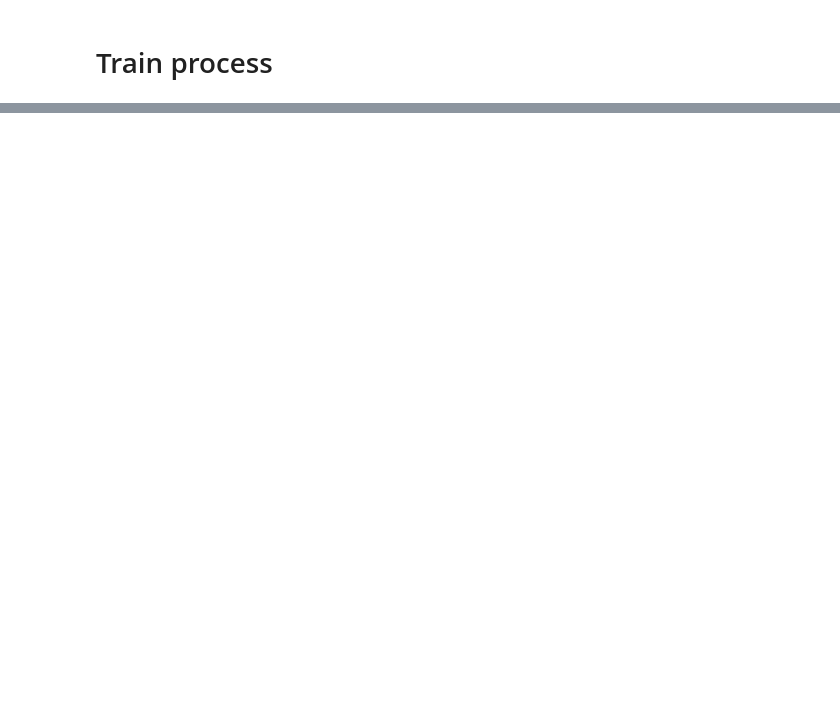
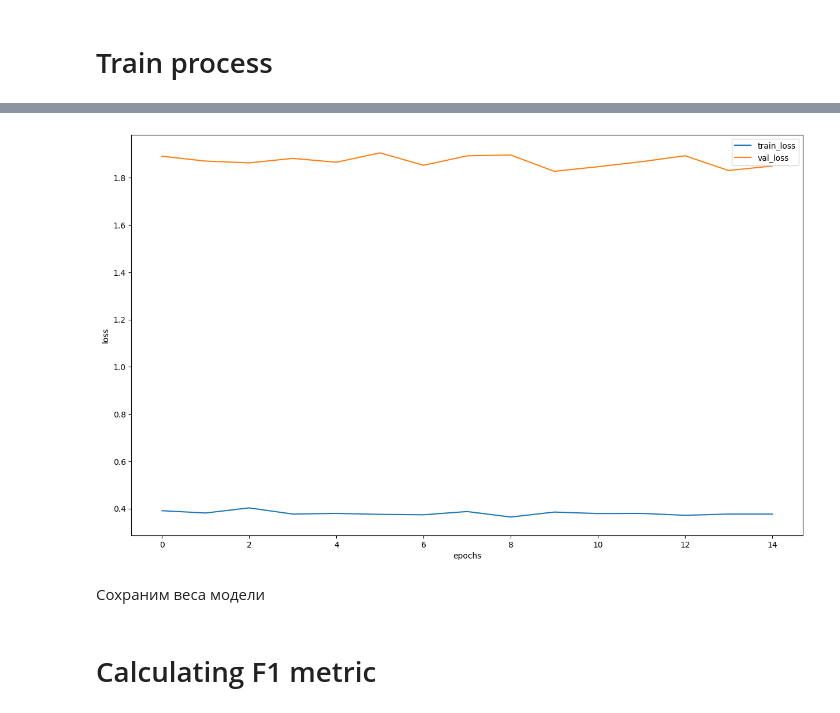
Before and after one commit to dm1trysh/Simpsons_classification, a Jupyter notebook: simpsons_classification_problem.ipynb, the cells around one changed output, grey strips where cells are left out. Cells and saved outputs as stored; diff of their text form; code cells hidden in the pictures; blank space fills up the shorter version.

```diff
--- a/simpsons_classification_problem.ipynb
+++ b/simpsons_classification_problem.ipynb
@@ -194,0 +331,2 @@ criterion = nn.CrossEntropyLoss()
+# %%
+model_vgg19 = model_vgg19.to(DEVICE)
@@ -194,0 +335,2 @@ criterion = nn.CrossEntropyLoss()
+# %%
+model_resnet18 = models.resnet18(pretrained=True)
@@ -194,0 +363,14 @@ criterion = nn.CrossEntropyLoss()
+# %%
+input_features = model_resnet18.fc.in_features
+model_resnet18.fc = nn.Linear(in_features=input_features, out_features=n_classes)
+
+opt = torch.optim.Adam(params=[
+    {"params": model_resnet18.fc.parameters()},
+    {"params": model_resnet18.layer1.parameters(), "lr": 1e-5,},
+    {"params": model_resnet18.layer2.parameters(), "lr": 1e-5,},
+    {"params": model_resnet18.layer3.parameters(), "lr": 1e-5,},
+    {"params": model_resnet18.layer4.parameters(), "lr": 1e-5,}
+], lr=1e-4, amsgrad=True)
+scheduler = optim.lr_scheduler.StepLR(optimizer=opt, step_size=10, gamma=0.1)
+
+criterion = nn.CrossEntropyLoss()
@@ -268,5 +452,5 @@ if val_dataset is None:
 
 train_dataset = SimpsonsDataset(train_files, mode='train')
 # %%
-history = train(train_dataset, val_dataset, model=model_extractor, epochs=2, batch_size=64, criterion = criterion, opt = opt)
+history = train(train_dataset, val_dataset, model=model_vgg19.to(DEVICE), epochs=15, batch_size=64, criterion = criterion, opt = opt)
 # %% [output]
@@ -273,0 +481,14 @@ RuntimeError: ignored
+# %%
+loss, acc, val_loss, val_acc = zip(*history)
+
+plt.figure(figsize=(15, 9))
+plt.plot(loss, label="train_loss")
+plt.plot(val_loss, label="val_loss")
+plt.legend(loc='best')
+plt.xlabel("epochs")
+plt.ylabel("loss")
+plt.show()
+# %% [output]
+[figure, added]
+# %% [markdown]
+Сохраним веса модели
@@ -273,0 +497,2 @@ RuntimeError: ignored
+# %% [markdown]
+# Calculating F1 metric
```
Also changed, not shown: parts of 51 cells of this notebook, 1 other file.
